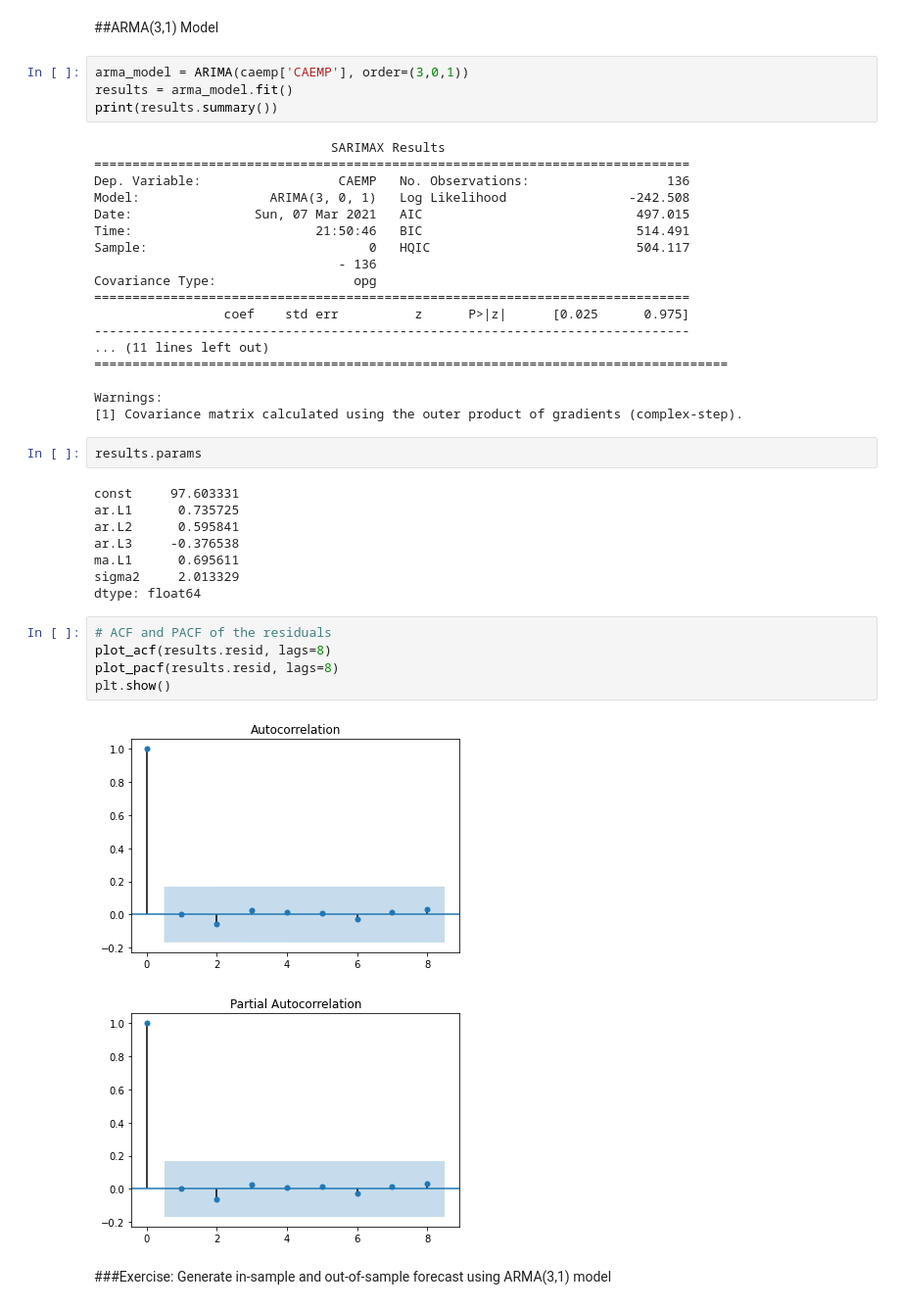
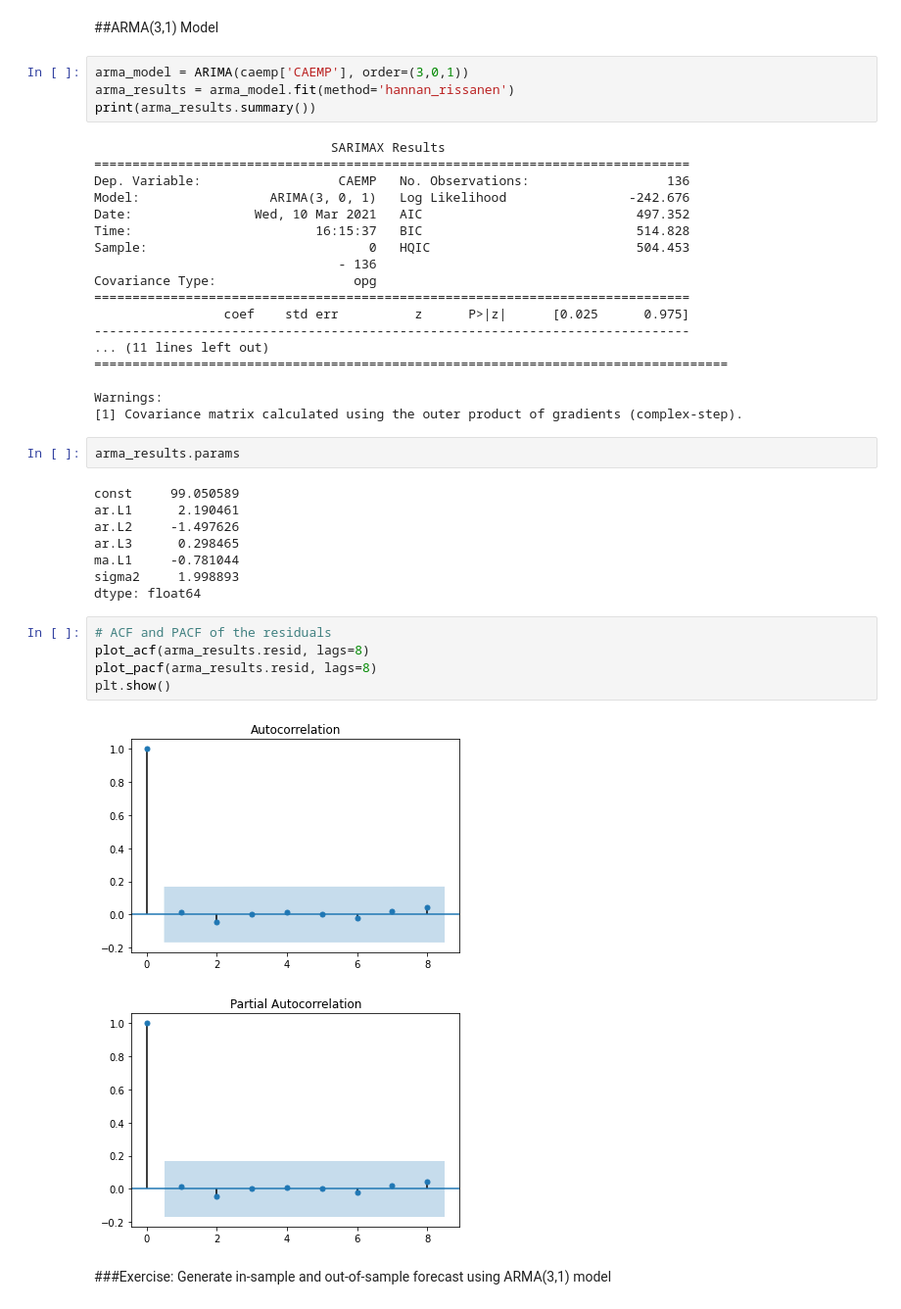
Before and after one commit to shihanxie/Econ475, a Jupyter notebook: 4_1_Cycles.ipynb, the cells around one changed output. Shown at 98% size. Saved outputs shown, nothing was run; the diff lists cells and outputs as text.

```diff
--- a/4_1_Cycles.ipynb
+++ b/4_1_Cycles.ipynb
@@ -332,16 +287,16 @@ plt.fill_between(forecast_date,
 ##ARMA(3,1) Model
 # %%
 arma_model = ARIMA(caemp['CAEMP'], order=(3,0,1))
-results = arma_model.fit()
-print(results.summary())
+arma_results = arma_model.fit(method='hannan_rissanen')
+print(arma_results.summary())
 # %% [output]
                                SARIMAX Results
 ==============================================================================
 Dep. Variable:                  CAEMP   No. Observations:                  136
-Model:                 ARIMA(3, 0, 1)   Log Likelihood                -242.508
-Date:                Sun, 07 Mar 2021   AIC                            497.015
-Time:                        21:50:46   BIC                            514.491
-Sample:                             0   HQIC                           504.117
+Model:                 ARIMA(3, 0, 1)   Log Likelihood                -242.676
+Date:                Wed, 10 Mar 2021   AIC                            497.352
+Time:                        16:15:37   BIC                            514.828
+Sample:                             0   HQIC                           504.453
                                 - 136
 Covariance Type:                  opg
 ==============================================================================
@@ -353,23 +308,23 @@ Covariance Type:                  opg
 Warnings:
 [1] Covariance matrix calculated using the outer product of gradients (complex-step).
 # %%
-results.params
+arma_results.params
 # %% [output]
-const     97.603331
-ar.L1      0.735725
-ar.L2      0.595841
-ar.L3     -0.376538
-ma.L1      0.695611
-sigma2     2.013329
+const     99.050589
+ar.L1      2.190461
+ar.L2     -1.497626
+ar.L3      0.298465
+ma.L1     -0.781044
+sigma2     1.998893
 dtype: float64
 # %%
 # ACF and PACF of the residuals
-plot_acf(results.resid, lags=8)
-plot_pacf(results.resid, lags=8)
+plot_acf(arma_results.resid, lags=8)
+plot_pacf(arma_results.resid, lags=8)
 plt.show()
 # %% [output]
 [figure]
-[figure, old version]
+[figure, new version]
 # %% [markdown]
 ###Exercise:
 Generate in-sample and out-of-sample forecast using ARMA(3,1) model
```
Also changed, not shown: parts of 12 cells of this notebook.
